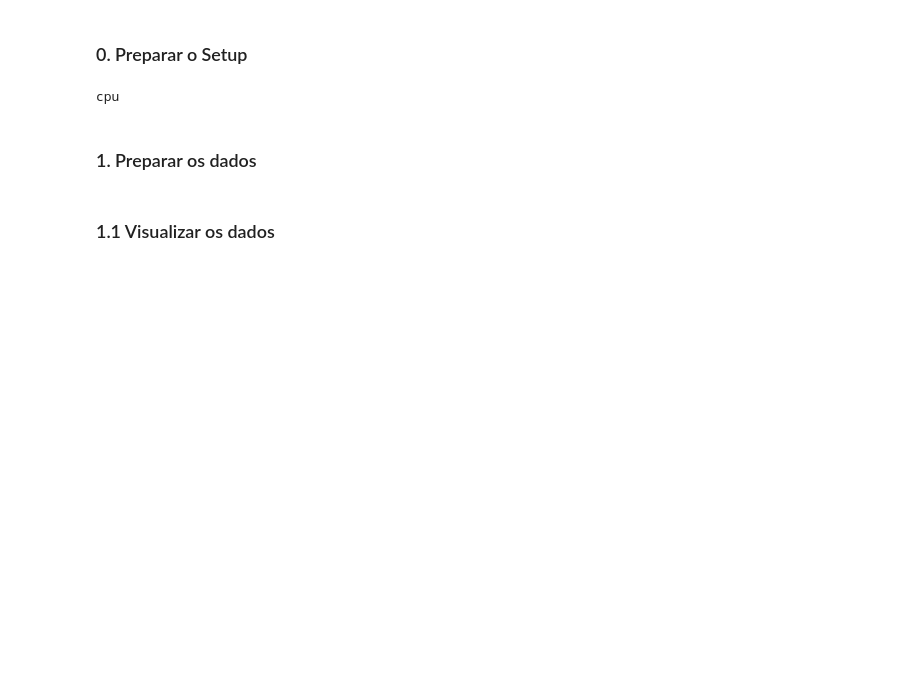
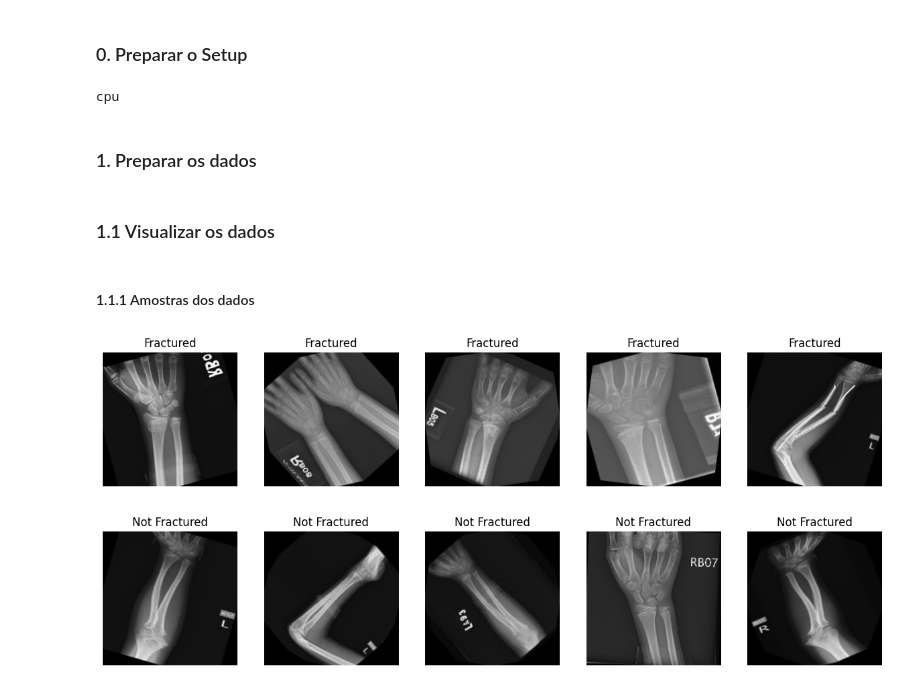
Before and after one commit to Eduard0Rocha/Projeto-SI-AP-2324, a Jupyter notebook: CNN_fracture_detection.ipynb, the cells around one changed output. Cells and saved outputs as stored; diff of their text form; code cells hidden in the pictures; blank space fills up the shorter version.

Commit message:
amostras dos dados

```diff
--- a/CNN_fracture_detection.ipynb
+++ b/CNN_fracture_detection.ipynb
@@ -38,7 +39,7 @@ cpu
 transform = Compose(
         [ToTensor(),
          Resize((224, 224)),
-         Normalize(mean=(0.1307,), std=(0.3081,)) # TODO: variar este valor para perceber a diferença
+         #Normalize(mean=(0.1307,), std=(0.3081,)) # TODO: variar este valor para perceber a diferença
         ])
 # %%
 # Definir a seed
@@ -61,0 +65,43 @@ val_loader = DataLoader(val_dataset, batch_size=BATCH_SIZE, shuffle=False)
+# %% [markdown]
+#### 1.1.1 Amostras dos dados
+# %%
+# Função para mostrar imagens
+def show_images(images, title):
+    plt.figure(figsize=(15, 7))
+    for i in range(len(images)):
+        plt.subplot(2, 5, i + 1)
+        plt.imshow(np.transpose(images[i], (1, 2, 0)))
+        plt.title(title)
+        plt.axis('off')
+    plt.show()
+
+# selecionar algumas amostras das classes
+fractured_samples = []
+not_fractured_samples = []
+fractured_count = 0
+not_fractured_count = 0
+
+# label 0 -> fractured
+# label 1 -> not fractured
+
+for images, labels in train_loader:
+    for i in range(len(labels)):
+        if labels[i] == 0 and fractured_count < 5:
+            fractured_samples.append(images[i])
+            fractured_count += 1
+        elif labels[i] == 1 and not_fractured_count < 5:
+            not_fractured_samples.append(images[i])
+            not_fractured_count += 1
+        if fractured_count >= 5 and not_fractured_count >= 5:
+            break
+    if fractured_count >= 5 and not_fractured_count >= 5:
+        break
+
+# imagens de fraturas
+show_images(fractured_samples, 'Fractured')
+
+# imagens de não fraturas
+show_images(not_fractured_samples, 'Not Fractured')
+# %% [output]
+[figure, added]
+[figure, added]
```
Also changed, not shown: parts of 3 cells of this notebook.
